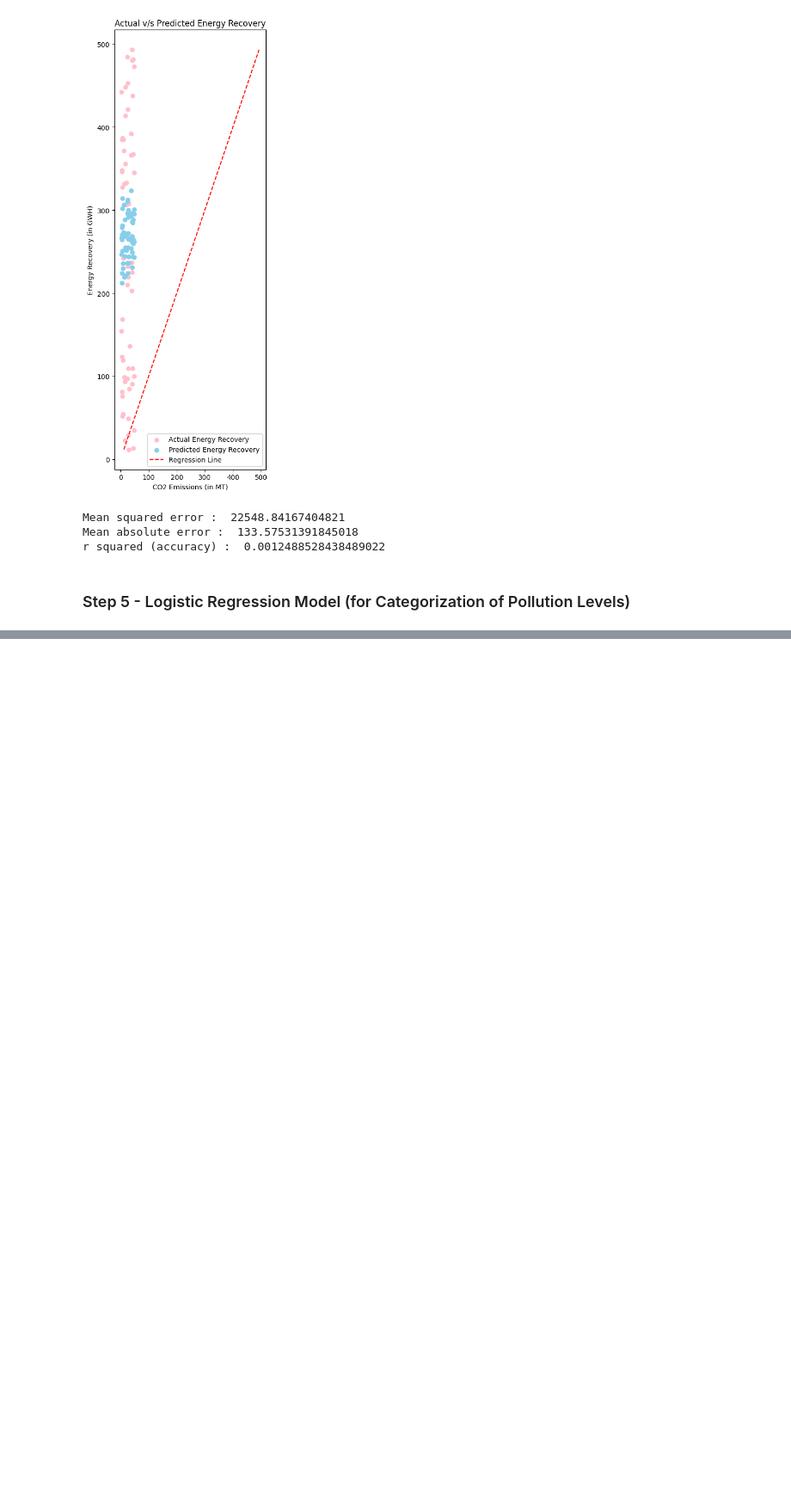
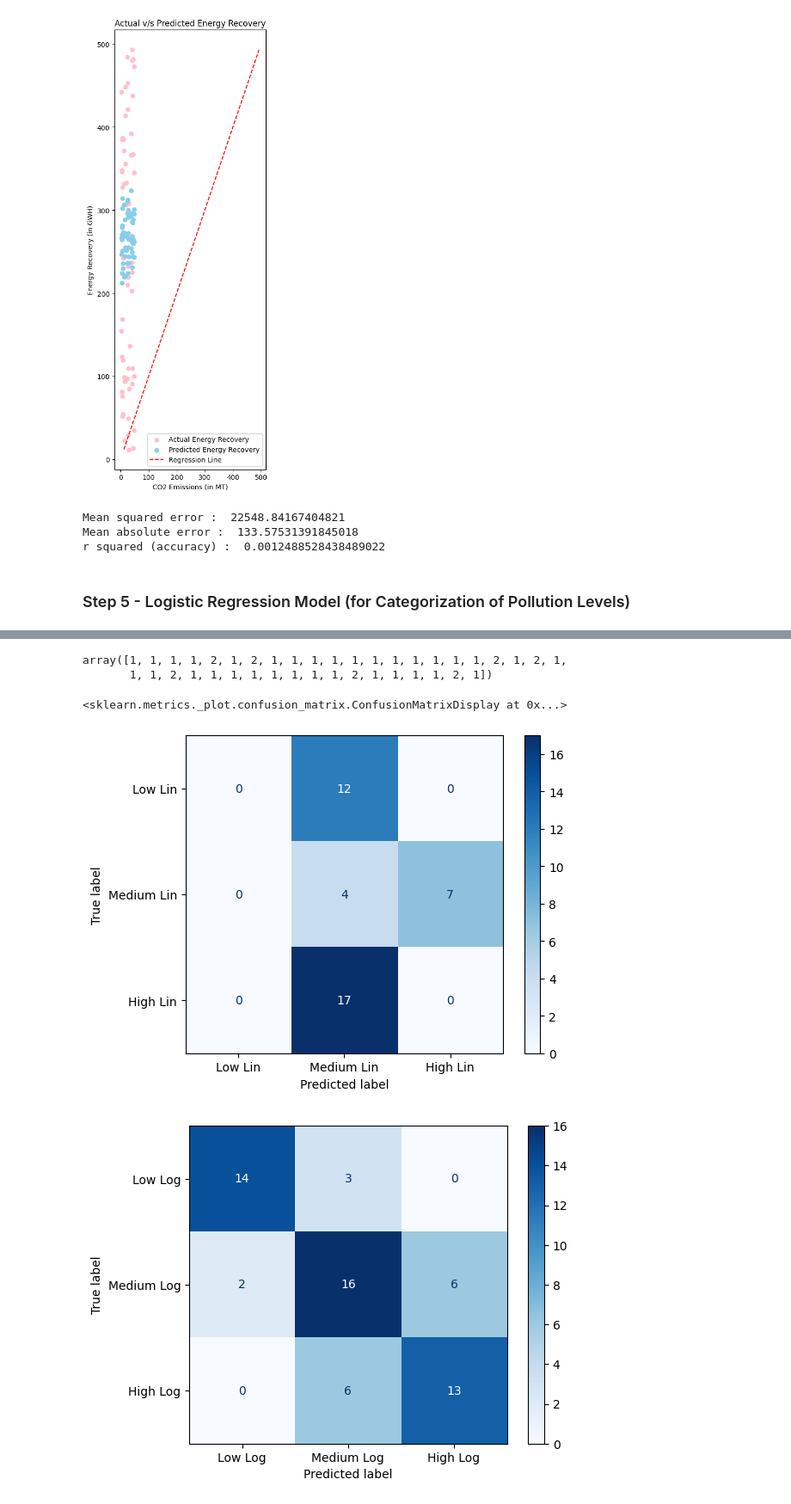
Before and after one commit to princypandya/Global-Pollution-Analysis-and-Energy-Recovery, a Jupyter notebook: Assignment2.ipynb, the cells around one changed output, grey strips where cells are left out. Shown at 86% size. Drawn from its saved outputs; the diff is of its cells as text; code cells hidden in the pictures; blank space fills up the shorter version.

```diff
--- a/Assignment2.ipynb
+++ b/Assignment2.ipynb
@@ -455,0 +585,13 @@ r squared (accuracy) :  0.0012488528438489022
+# %%
+lb = LabelEncoder()
+# converts y into numbers
+# Low = 0, Medium = 1, High = 2
+y = lb.fit_transform(y2)
+y=y.ravel()
+x = x2
+# %%
+x_train, x_test, y_train, y_test = train_test_split(x, y, test_size=0.2, random_state=42)
+# %%
+model1.fit(x_train, y_train)
+y_pred = model1.predict(x_test)
+y_pred
@@ -455,0 +607,17 @@ r squared (accuracy) :  0.0012488528438489022
+# %%
+y_pred_class = y_pred.round().astype(int).clip(0,2)
+y_pred_class
+# %% [output]
+array([1, 1, 1, 1, 2, 1, 2, 1, 1, 1, 1, 1, 1, 1, 1, 1, 1, 1, 2, 1, 2, 1,
+       1, 1, 2, 1, 1, 1, 1, 1, 1, 1, 1, 2, 1, 1, 1, 1, 2, 1])
+# %%
+# Confusion Matrices
+cm_lin = confusion_matrix(y_test, y_pred_class)
+ConfusionMatrixDisplay(confusion_matrix=cm_lin, display_labels=['Low Lin', 'Medium Lin', 'High Lin']).plot(cmap='Blues')
+
+cm_log = confusion_matrix(y2_test, y2_pred, labels=['Low', 'Medium', 'High'])
+ConfusionMatrixDisplay(confusion_matrix=cm_log, display_labels=['Low Log', 'Medium Log', 'High Log']).plot(cmap='Blues')
+# %% [output]
+<sklearn.metrics._plot.confusion_matrix.ConfusionMatrixDisplay at 0x...>
+[figure, added]
+[figure, added]
```
Also changed, not shown: parts of 30 cells of this notebook.
